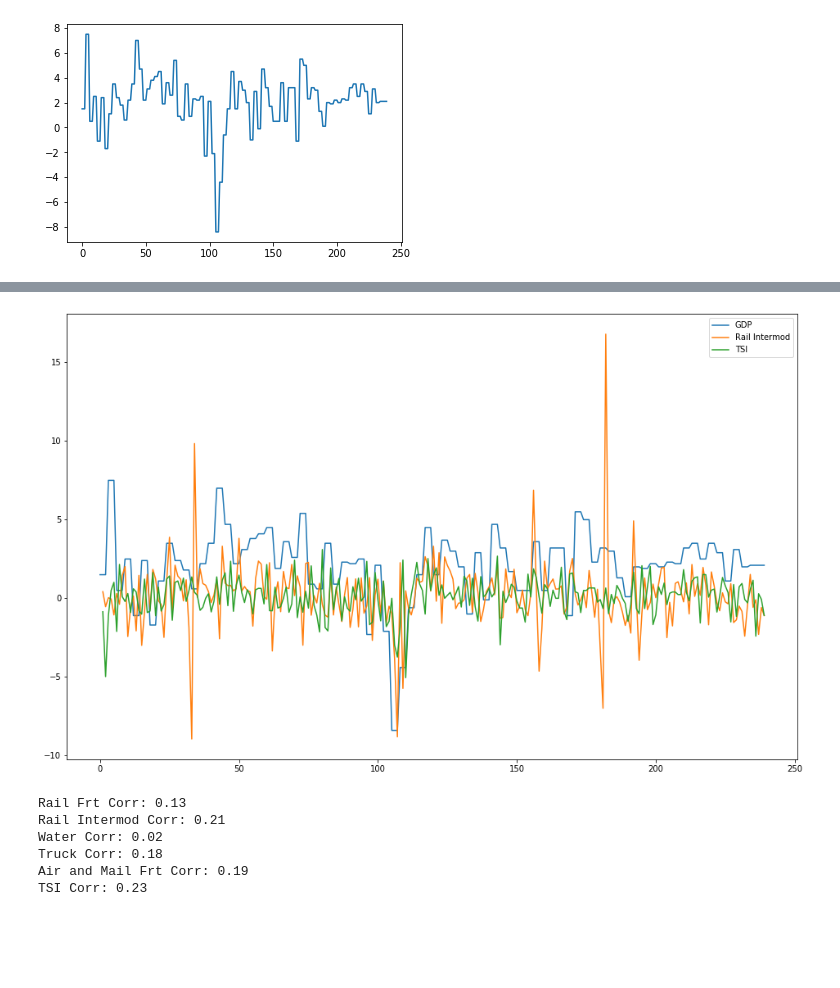
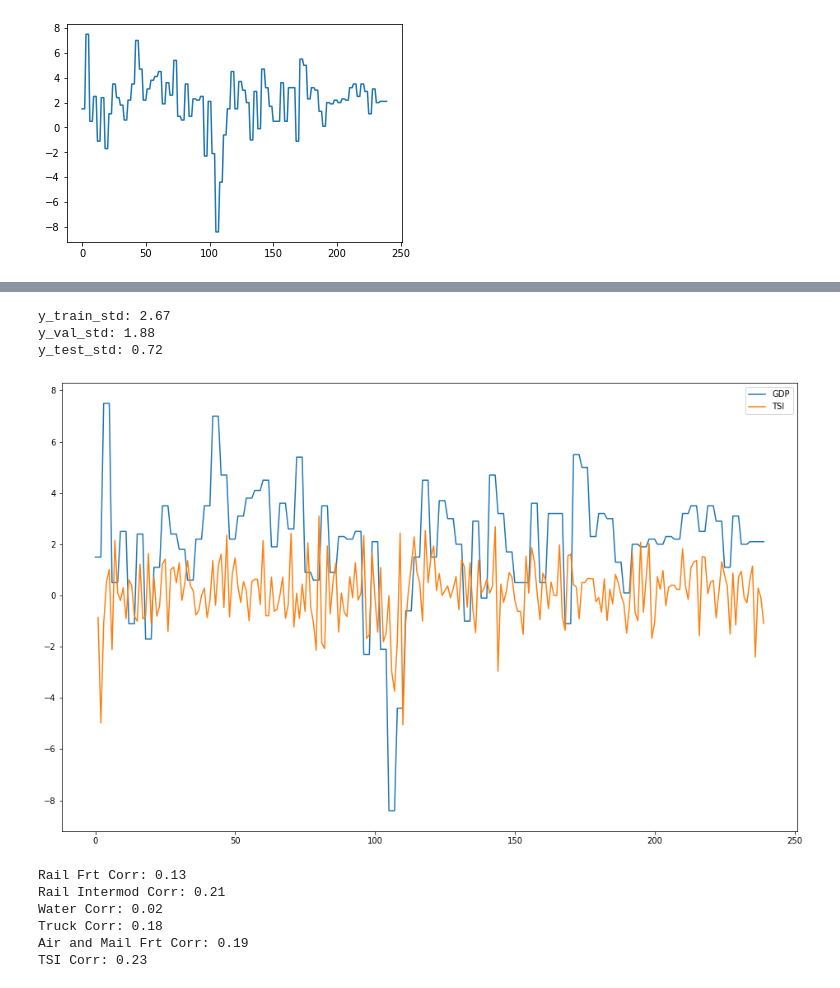
Before and after one commit to schkotty/Data-Science, a Jupyter notebook: GDP-Predictor/GDP-Predictor-NeuralNetRegression.ipynb, the cells around one changed output, grey strips where cells are left out. Saved outputs shown, nothing was run; the diff lists cells and outputs as text; code cells hidden in the pictures; blank space fills up the shorter version.

```diff
--- a/GDP-Predictor/GDP-Predictor-NeuralNetRegression.ipynb
+++ b/GDP-Predictor/GDP-Predictor-NeuralNetRegression.ipynb
@@ -108,17 +94,30 @@ fig.set_size_inches(16,10)
+# %%
+y_train_std = merged_data.iloc[:152]['Real_gdp_qtr_growth'].std(axis=0)
+print('y_train_std: {0:0.2f}'.format(y_train_std))
+
+y_val_std = merged_data.iloc[153:190]['Real_gdp_qtr_growth'].std(axis=0)
+print('y_val_std: {0:0.2f}'.format(y_val_std))
+
+y_test_std = merged_data.iloc[191:]['Real_gdp_qtr_growth'].std(axis=0)
+print('y_test_std: {0:0.2f}'.format(y_test_std))
+# %% [output]
+y_train_std: 2.67
+y_val_std: 1.88
+y_test_std: 0.72
 # %%
 from matplotlib.pyplot import figure
 #plt.plot(merged_data['RAIL_FRT_PCT'], label='Rail Frt')
 plt.plot(merged_data['Real_gdp_qtr_growth'], label='GDP')
-plt.plot(merged_data['RAIL_INTERMOD_PCT'], label='Rail Intermod')
+#plt.plot(merged_data['RAIL_INTERMOD_PCT'], label='Rail Intermod')
 #plt.plot(merged_data['WATERBORNE_PCT'], label='Water')
 #plt.plot(merged_data['TRUCK_PCT'], label='Truck')
 #plt.plot(merged_data['AIR_RTMFM_PCT'], label='Air and Mail Frt')
 plt.plot(merged_data['TSI_PCT'], label='TSI')
 plt.legend()
 fig = plt.gcf()
 fig.set_size_inches(16,10)
 # %% [output]
-[figure, old version]
+[figure, new version]
 # %%
 railcorr = np.corrcoef(x_train['RAIL_FRT_PCT'], y_train_rate)
 print('Rail Frt Corr: {0:0.2f}'.format(railcorr[0,1]))
```
Also changed, not shown: parts of 34 cells of this notebook.
